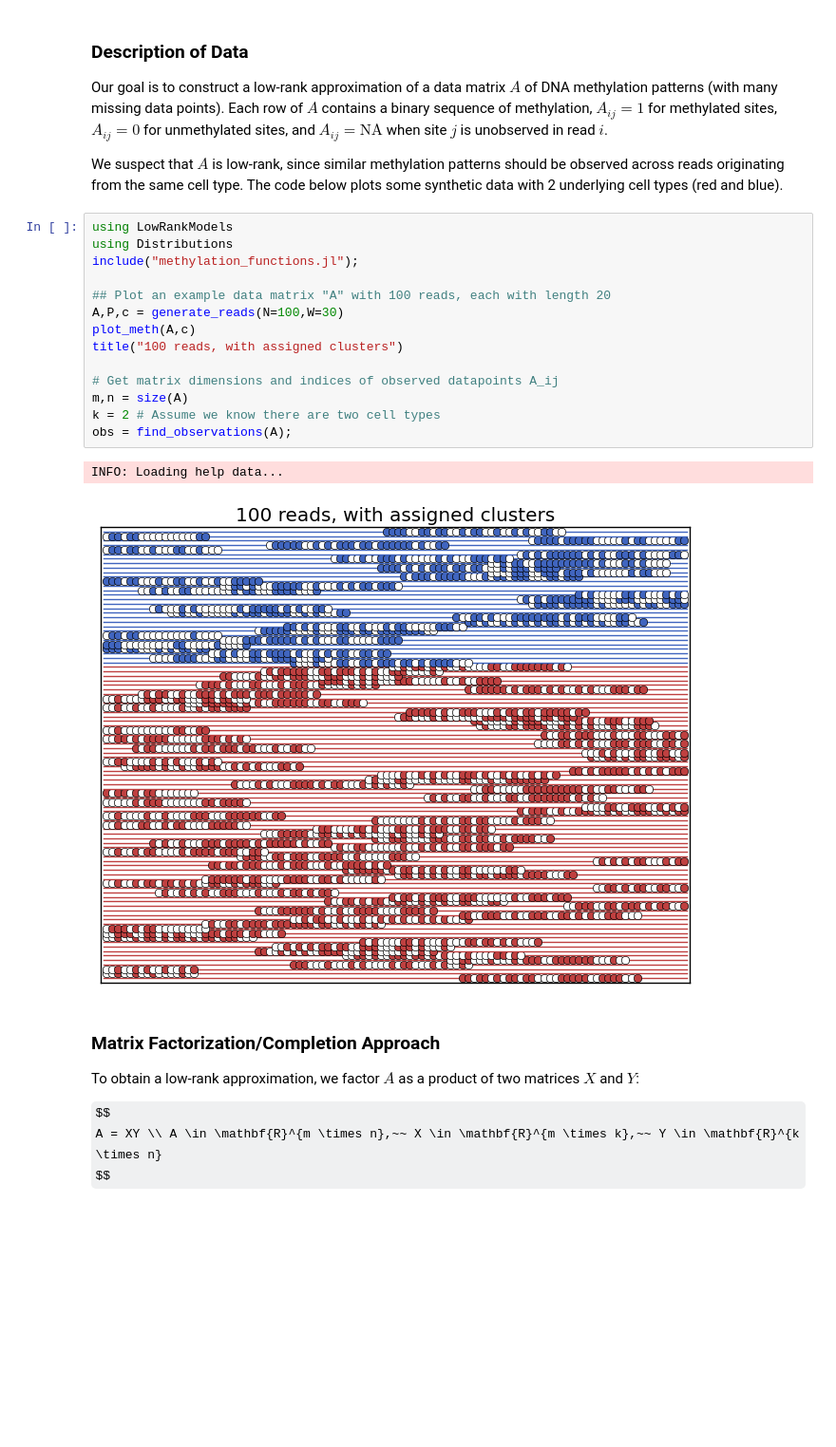
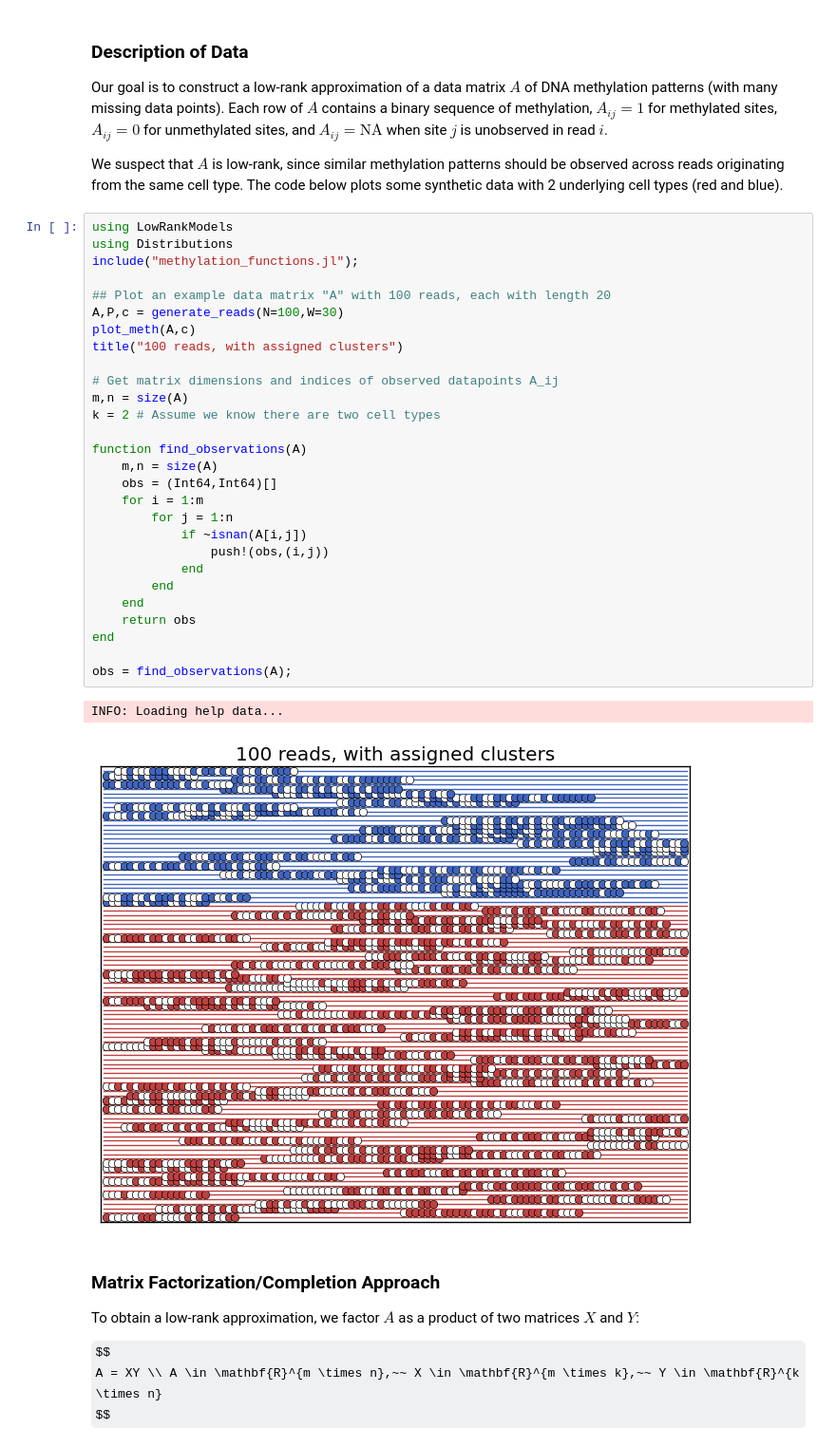
Before and after one commit to emukamel/notebooks, a Jupyter notebook: DNAmeth/2015_05_31.ipynb, the cells around one changed output. Shown at 95% size. Cells and saved outputs as stored; diff of their text form; some formulas as TeX source; blank space fills up the shorter version.

```diff
--- a/DNAmeth/2015_05_31.ipynb
+++ b/DNAmeth/2015_05_31.ipynb
@@ -7,20 +7,34 @@ We suspect that $A$ is low-rank, since similar methylation patterns should be ob
 # %%
 using LowRankModels
 using Distributions
 include("methylation_functions.jl");
 
 ## Plot an example data matrix "A" with 100 reads, each with length 20
 A,P,c = generate_reads(N=100,W=30)
 plot_meth(A,c)
 title("100 reads, with assigned clusters")
 
 # Get matrix dimensions and indices of observed datapoints A_ij
 m,n = size(A)
 k = 2 # Assume we know there are two cell types
+
+function find_observations(A)
+    m,n = size(A)
+    obs = (Int64,Int64)[]
+    for i = 1:m
+        for j = 1:n
+            if ~isnan(A[i,j])
+                push!(obs,(i,j))
+            end
+        end
+    end
+    return obs
+end
+
 obs = find_observations(A);
 # %% [output]
 INFO: Loading help data...
-[figure, old version]
+[figure, new version]
 # %% [markdown]
 ### Matrix Factorization/Completion Approach
 
```
Also changed, not shown: parts of 7 cells of this notebook, 4 other files.
